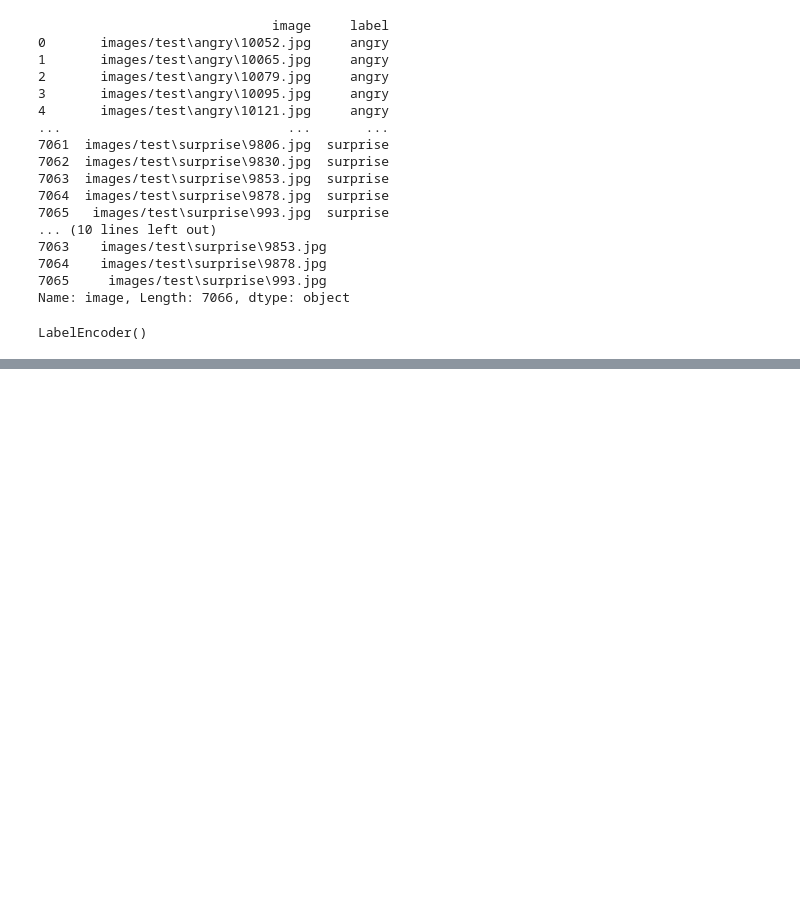
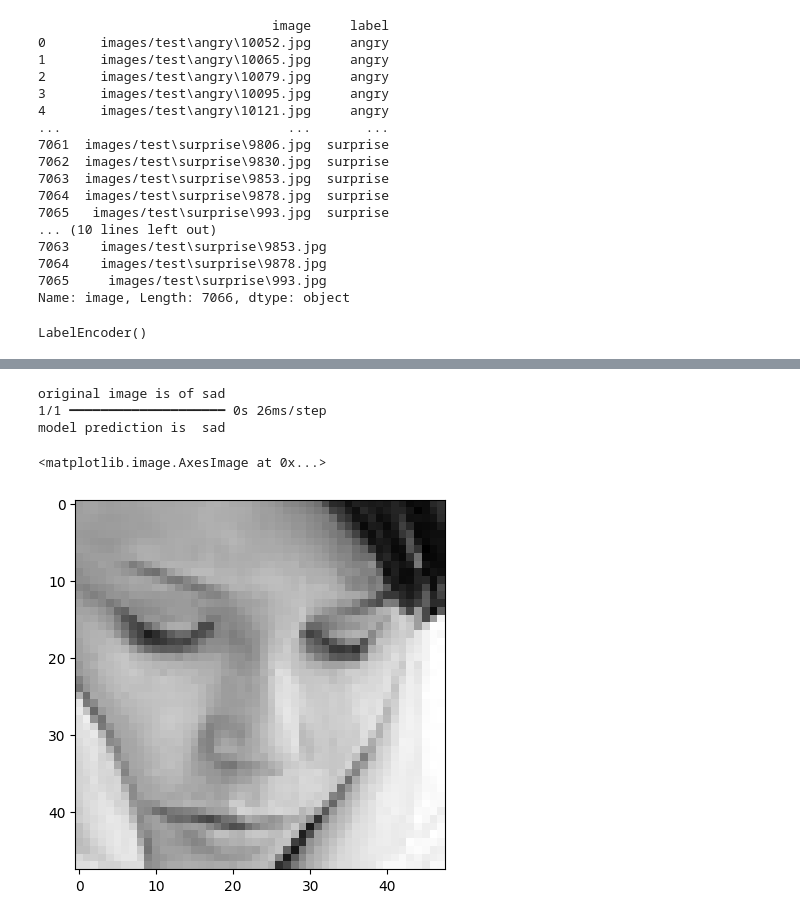
Before and after one commit to IgluMFU/Emotion-Sentiment-analysis, a Jupyter notebook: Emootion.ipynb, the cells around one changed output, grey strips where cells are left out. Saved outputs shown, nothing was run; the diff lists cells and outputs as text; code cells hidden in the pictures; blank space fills up the shorter version.

```diff
--- a/Emootion.ipynb
+++ b/Emootion.ipynb
@@ -172,0 +159,14 @@ model.save("emotiondetector.keras")
+# %%
+json_file = open("emotiondetector.json","r")
+model_json = json_file.read()
+json_file.close()
+model = model_from_json(model_json)
+model.load_weights("emotiondetector.keras")
+# %%
+label = ['angry','disgust','fear','happy','neutral','sad','surprise']
+# %%
+def ef(image):
+    img = load_img(image,grayscale =  True )
+    feature = np.array(img)
+    feature = feature.reshape(1,48,48,1)
+    return feature/255.0
@@ -172,0 +188,14 @@ model.save("emotiondetector.keras")
+# %%
+image = 'images/train/sad/42.jpg'
+print("original image is of sad")
+img = ef(image)
+pred = model.predict(img)
+pred_label = label[pred.argmax()]
+print("model prediction is ",pred_label)
+plt.imshow(img.reshape(48,48),cmap='gray')
+# %% [output]
+original image is of sad
+1/1 ━━━━━━━━━━━━━━━━━━━━ 0s 26ms/step
+model prediction is  sad
+<matplotlib.image.AxesImage at 0x...>
+[figure, added]
```
Also changed, not shown: parts of 8 cells of this notebook.
